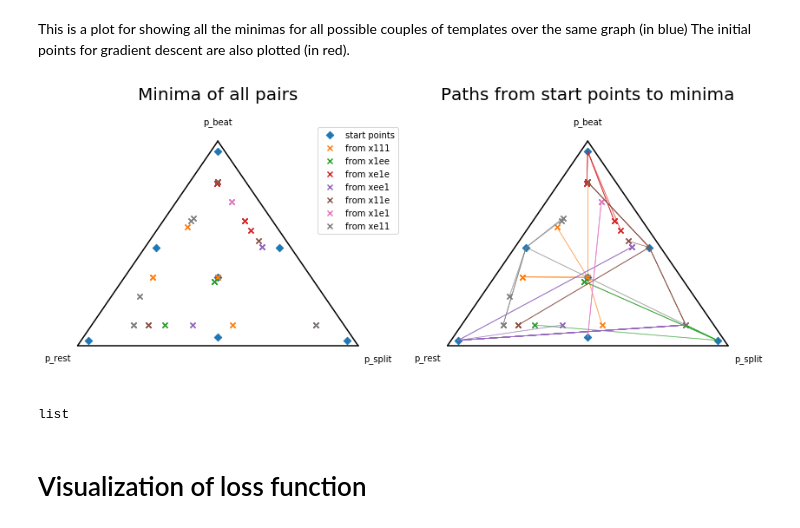
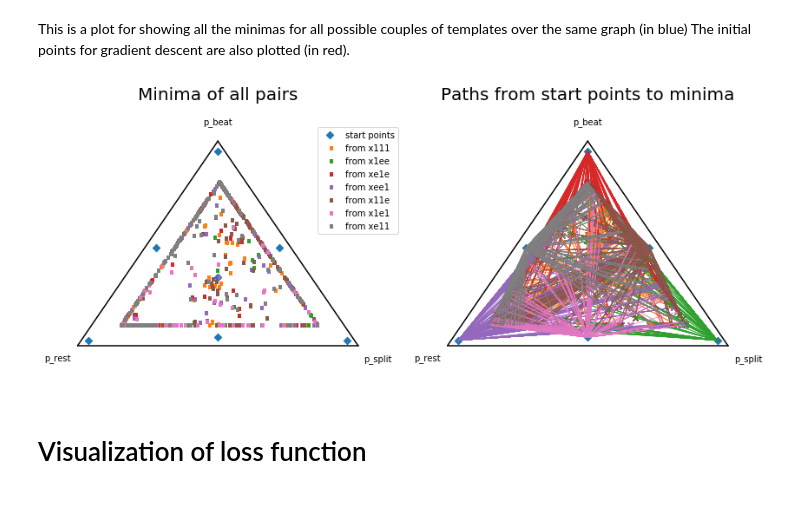
Before and after one commit to lucieperrotta/DCML, a Jupyter notebook: Pipeline.ipynb, the cells around one changed output. Cells and saved outputs as stored; diff of their text form; code cells hidden in the pictures.

```diff
--- a/Pipeline.ipynb
+++ b/Pipeline.ipynb
@@ -29,7 +29,7 @@ The constants for the rhythm. L is the length [in beats] of a rhythm, N is the n
 # CONSTANTS
 L = 8 # length of measure
 N = int(np.log2(L)+1) # Number of levels (including 0)
-TN = 2 # number of levels for templates
+TN = 3 # number of levels for templates
 N
 # %% [output]
 4
@@ -594,7 +611,7 @@ tax1.boundary()
 tax1.scatter([tuple([scale*y for y in x]) for x in start_points.values()],  marker="D", label='start points') # plot start points
 
 for key in start_points.keys(): # Plot each minima in a different color according to its starting point
-    tax1.scatter([scale*x[0].get('x') for x in template_pairs.values() if x[1]==key],  marker='x', label=f'from {key}') # plot minimas
+    tax1.scatter([scale*x[0].get('x') for x in template_pairs.values() if x[1]==key],  marker='$.$', label=f'from {key}') # plot minimas
 
 tax1.legend(loc='right', bbox_to_anchor=(1.1,.8))
 
@@ -604,38 +621,34 @@ tax1.right_corner_label("p_split", fontsize=fontsize)
 tax1.top_corner_label("p_beat", fontsize=fontsize)
 
 # RIGHT PLOT -----------
 figure2, tax2 = ternary.figure(scale=scale, ax=ax2)
 tax2.boundary()
 tax2.scatter([tuple([scale*y for y in x]) for x in start_points.values()],  marker="D", label='start points') # plot start points
 
 colors = plt.rcParams['axes.prop_cycle'].by_key()['color'] # iterate over the default color scheme
 iter = 1
 
 for key in start_points.keys(): # Plot each minima in a different color according to its starting point
     color = colors[iter]
     iter+=1
 
     tax2.scatter([scale*x[0].get('x') for x in template_pairs.values() if x[1]==key],  marker='x', color=color, label=f'from {key}') # plot minimas
 
     for x in template_pairs.values() :
         if (x[1]==key) :
             tax2.line(tuple([scale*y for y in start_points[key]]), scale*x[0].get('x'), linewidth=.8, color=color, alpha=.5)
 
 tax2.set_title("Paths from start points to minima", fontsize=2*fontsize,y=1.12)
 tax2.left_corner_label("p_rest", fontsize=fontsize)
 tax2.right_corner_label("p_split", fontsize=fontsize)
 tax2.top_corner_label("p_beat", fontsize=fontsize)
 
 plt.axis('off')
 plt.savefig("graphs/Minima of all pairs", dpi=400, bbox_inches='tight')
 plt.plot()
 plt.show()
 # %% [output]
-[figure, old version]
+[figure, new version]
-# %%
-type(plt.rcParams['axes.prop_cycle'].by_key()['color'])
-# %% [output]
-list
 # %% [markdown]
 # Visualization of loss function
 # %% [markdown]
```
Also changed, not shown: parts of 18 cells of this notebook, 9 other files.
